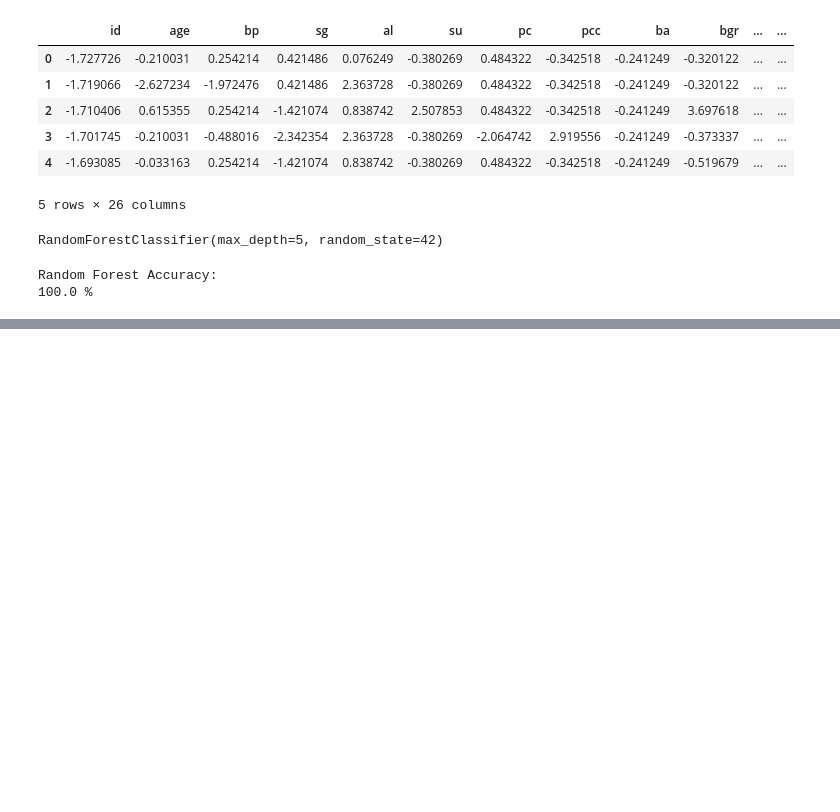
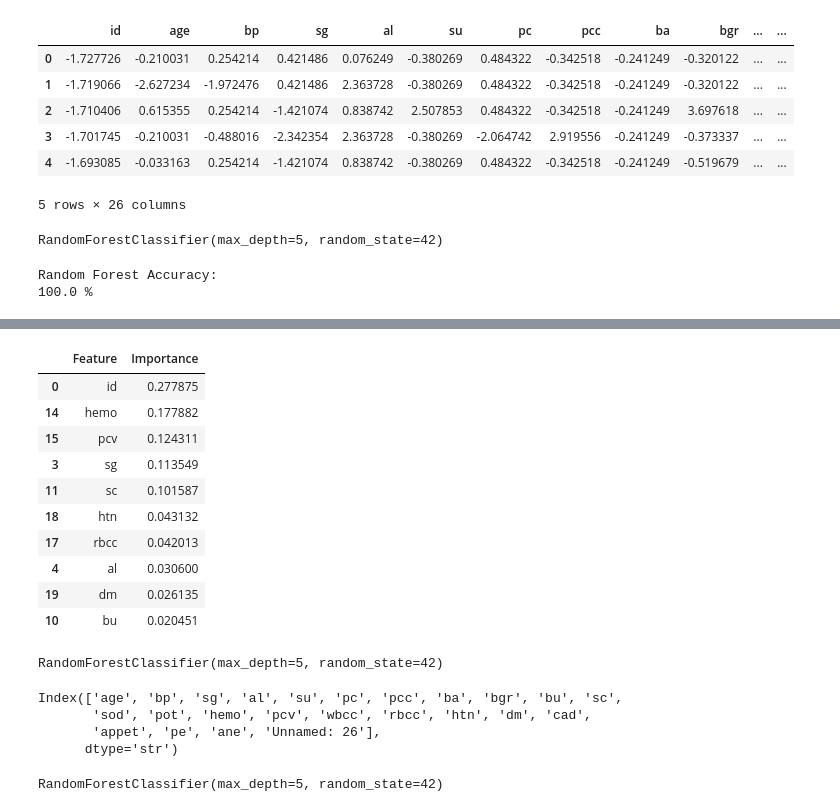
Before and after one commit to premprakash123/healthcare-chronic-disease-analysis, a Jupyter notebook: notebooks/04_model_building.ipynb, the cells around one changed output, grey strips where cells are left out. Drawn from its saved outputs; the diff is of its cells as text; code cells hidden in the pictures; blank space fills up the shorter version.

```diff
--- a/notebooks/04_model_building.ipynb
+++ b/notebooks/04_model_building.ipynb
@@ -617,0 +675,33 @@ Random Forest Accuracy:
+# %%
+# ==========================================
+# Feature Importance Analysis
+# ==========================================
+
+feature_importance = pd.DataFrame({
+
+    "Feature": X.columns,
+
+    "Importance": rf_model.feature_importances_
+})
+
+# Sort features by importance
+feature_importance = feature_importance.sort_values(
+
+    by="Importance",
+
+    ascending=False
+)
+
+feature_importance.head(10)
+# %% [output]
+|  | Feature | Importance |
+| 0 | id | 0.277875 |
+| 14 | hemo | 0.177882 |
+| 15 | pcv | 0.124311 |
+| 3 | sg | 0.113549 |
+| 11 | sc | 0.101587 |
+| 18 | htn | 0.043132 |
+| 17 | rbcc | 0.042013 |
+| 4 | al | 0.030600 |
+| 19 | dm | 0.026135 |
+| 10 | bu | 0.020451 |
@@ -617,0 +718,19 @@ Random Forest Accuracy:
+# %%
+# ==========================================
+# Train Random Forest Model
+# ==========================================
+
+rf_model.fit(X_train, y_train)
+# %% [output]
+RandomForestClassifier(max_depth=5, random_state=42)
+# %%
+print(X.columns)
+# %% [output]
+Index(['age', 'bp', 'sg', 'al', 'su', 'pc', 'pcc', 'ba', 'bgr', 'bu', 'sc',
+       'sod', 'pot', 'hemo', 'pcv', 'wbcc', 'rbcc', 'htn', 'dm', 'cad',
+       'appet', 'pe', 'ane', 'Unnamed: 26'],
+      dtype='str')
+# %%
+rf_model.fit(X_train, y_train)
+# %% [output]
+RandomForestClassifier(max_depth=5, random_state=42)
```
Also changed, not shown: parts of 7 cells of this notebook.
